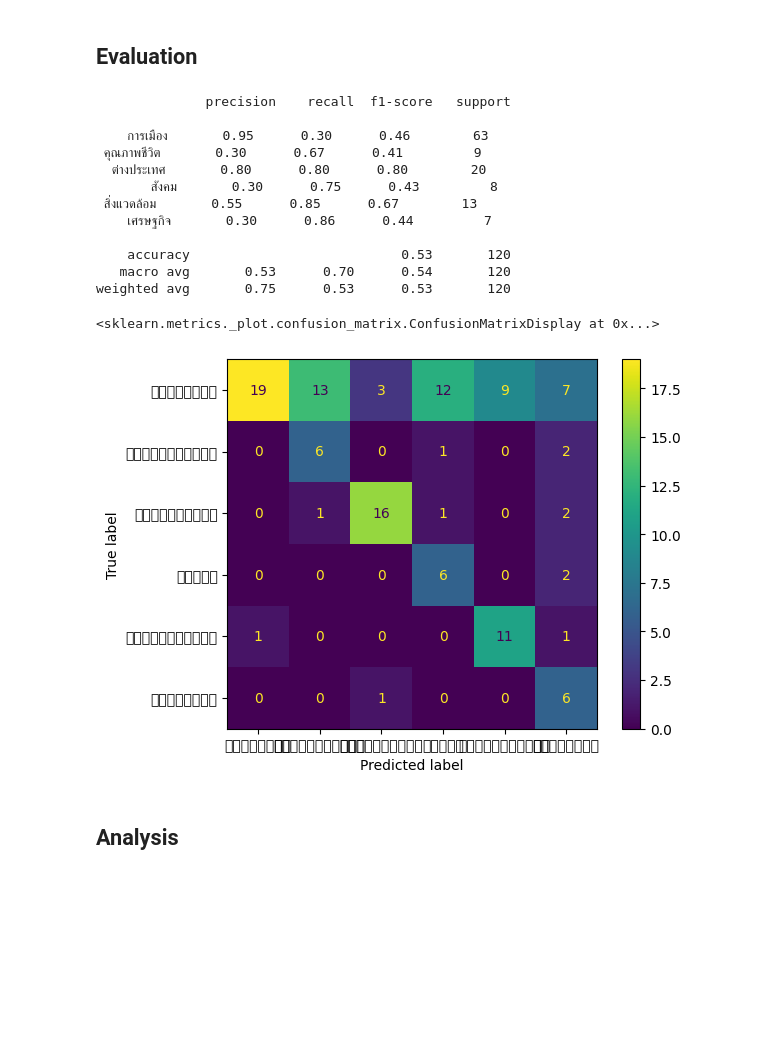
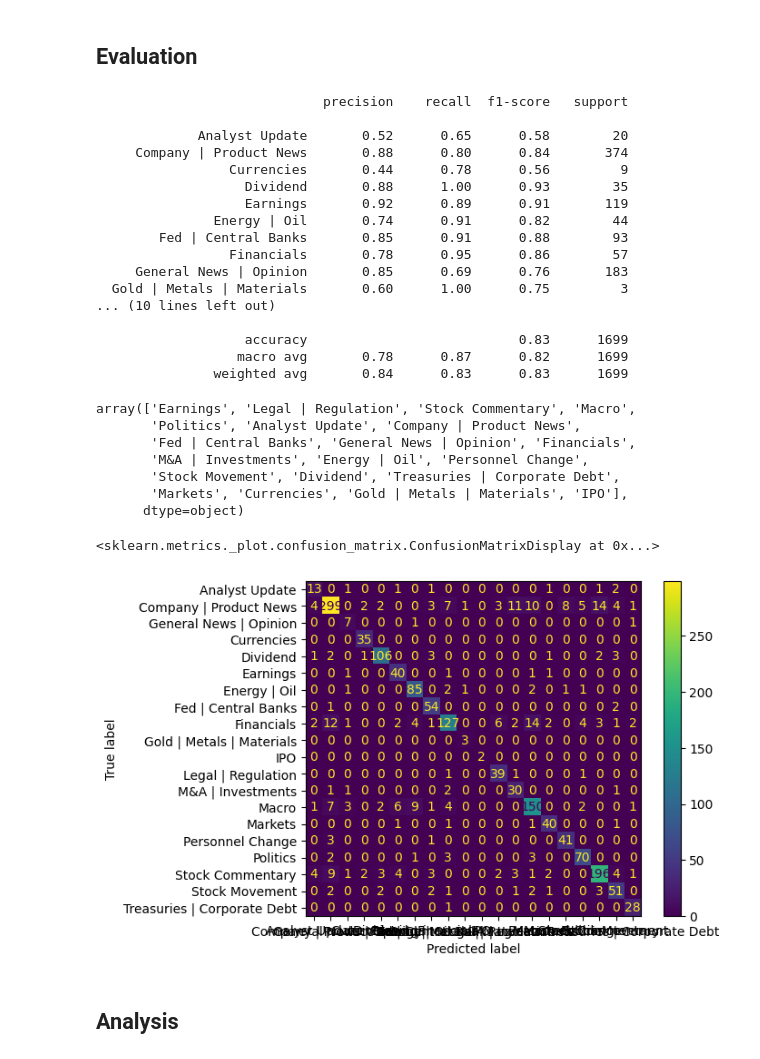
Before and after one commit to oransom48/CU-CompLing-Assignments, a Jupyter notebook: PA1 Text classification/model_comparison.ipynb, the cells around one changed output. Cells and saved outputs as stored; diff of their text form; code cells hidden in the pictures; blank space fills up the shorter version.

Commit message:
Change dataset into "Financial news" headline dataset

```diff
--- a/PA1 Text classification/model_comparison.ipynb
+++ b/PA1 Text classification/model_comparison.ipynb
@@ -90,3 +92,11 @@ train_df['label'].value_counts()
 dtype: int64
 # %% [markdown]
 ## Preprocess data
+# %%
+from sklearn.model_selection import train_test_split
+
+X_train, X_test, y_train, y_test = train_test_split(train_df['text'], train_df['label'],
+                                                    random_state=42,
+                                                    test_size=0.1,
+                                                    shuffle=True,
+)
@@ -128,0 +149,19 @@ train_feature_vectors = vectorizer.fit_transform(train_df['title tokens'])
+# %%
+from sklearn.feature_extraction.text import CountVectorizer
+import nltk
+nltk.download('punkt')
+nltk.download('punkt_tab')
+nltk.download('stopwords')
+
+from nltk.tokenize import word_tokenize
+from nltk.corpus import stopwords
+
+# Get the list of Thai stopwords
+stop_words = list(stopwords.words('english'))
+
+# Create bag-of-word
+vectorizer = CountVectorizer(
+    tokenizer=word_tokenize,
+    stop_words=stop_words,
+)
+train_feature_vectors = vectorizer.fit_transform(X_train)
@@ -194,7 +248,7 @@ test_rand_df.head()
 from sklearn.linear_model import LogisticRegression
 
 lr_text_classifier = LogisticRegression()
-lr_text_classifier.fit(train_feature_vectors, train_df['label'])
+lr_text_classifier.fit(train_feature_vectors, y_train)
 # %% [output]
 STOP: TOTAL NO. OF ITERATIONS REACHED LIMIT.
 
@@ -209,35 +263,56 @@ LogisticRegression()
 # %%
 from sklearn.metrics import classification_report
 
-test_feature_vectors = vectorizer.transform(test_rand_df['title tokens'])
+test_feature_vectors = vectorizer.transform(X_test)
 test_predictions = lr_text_classifier.predict(test_feature_vectors)
-print(classification_report(test_predictions, test_rand_df['label']))
+print(classification_report(test_predictions, y_test))
 # %% [output]
-              precision    recall  f1-score   support
+                             precision    recall  f1-score   support
 
-    การเมือง       0.95      0.30      0.46        63
- คุณภาพชีวิต       0.30      0.67      0.41         9
-  ต่างประเทศ       0.80      0.80      0.80        20
-       สังคม       0.30      0.75      0.43         8
- สิ่งแวดล้อม       0.55      0.85      0.67        13
-    เศรษฐกิจ       0.30      0.86      0.44         7
+             Analyst Update       0.52      0.65      0.58        20
+     Company | Product News       0.88      0.80      0.84       374
+                 Currencies       0.44      0.78      0.56         9
+                   Dividend       0.88      1.00      0.93        35
+                   Earnings       0.92      0.89      0.91       119
+               Energy | Oil       0.74      0.91      0.82        44
+        Fed | Central Banks       0.85      0.91      0.88        93
+                 Financials       0.78      0.95      0.86        57
+     General News | Opinion       0.85      0.69      0.76       183
+  Gold | Metals | Materials       0.60      1.00      0.75         3
+... (10 lines left out)
 
-    accuracy                           0.53       120
-   macro avg       0.53      0.70      0.54       120
-weighted avg       0.75      0.53      0.53       120
+                   accuracy                           0.83      1699
+                  macro avg       0.78      0.87      0.82      1699
+               weighted avg       0.84      0.83      0.83      1699
+# %%
+y_test.unique()
+# %% [output]
+array(['Earnings', 'Legal | Regulation', 'Stock Commentary', 'Macro',
+       'Politics', 'Analyst Update', 'Company | Product News',
+       'Fed | Central Banks', 'General News | Opinion', 'Financials',
+       'M&A | Investments', 'Energy | Oil', 'Personnel Change',
+       'Stock Movement', 'Dividend', 'Treasuries | Corporate Debt',
+       'Markets', 'Currencies', 'Gold | Metals | Materials', 'IPO'],
+      dtype=object)
 # %%
 import matplotlib.pyplot as plt
 from sklearn.metrics import confusion_matrix, ConfusionMatrixDisplay
 
-cm = confusion_matrix(test_predictions, test_rand_df['label'])
+cm = confusion_matrix(test_predictions, y_test)
 disp = ConfusionMatrixDisplay(
     confusion_matrix=cm,
-    display_labels=test_rand_df['label'].unique()
+    display_labels=['Analyst Update', 'Company | Product News',
+       'General News | Opinion', 'Currencies', 'Dividend', 'Earnings',
+       'Energy | Oil', 'Fed | Central Banks', 'Financials',
+       'Gold | Metals | Materials', 'IPO', 'Legal | Regulation',
+       'M&A | Investments', 'Macro', 'Markets', 'Personnel Change',
+       'Politics', 'Stock Commentary', 'Stock Movement',
+       'Treasuries | Corporate Debt']
 )
 disp.plot()
 # %% [output]
 <sklearn.metrics._plot.confusion_matrix.ConfusionMatrixDisplay at 0x...>
-[figure, old version]
+[figure, new version]
 # %% [markdown]
 ## Analysis
 # %%
```
Also changed, not shown: parts of 36 cells of this notebook.
